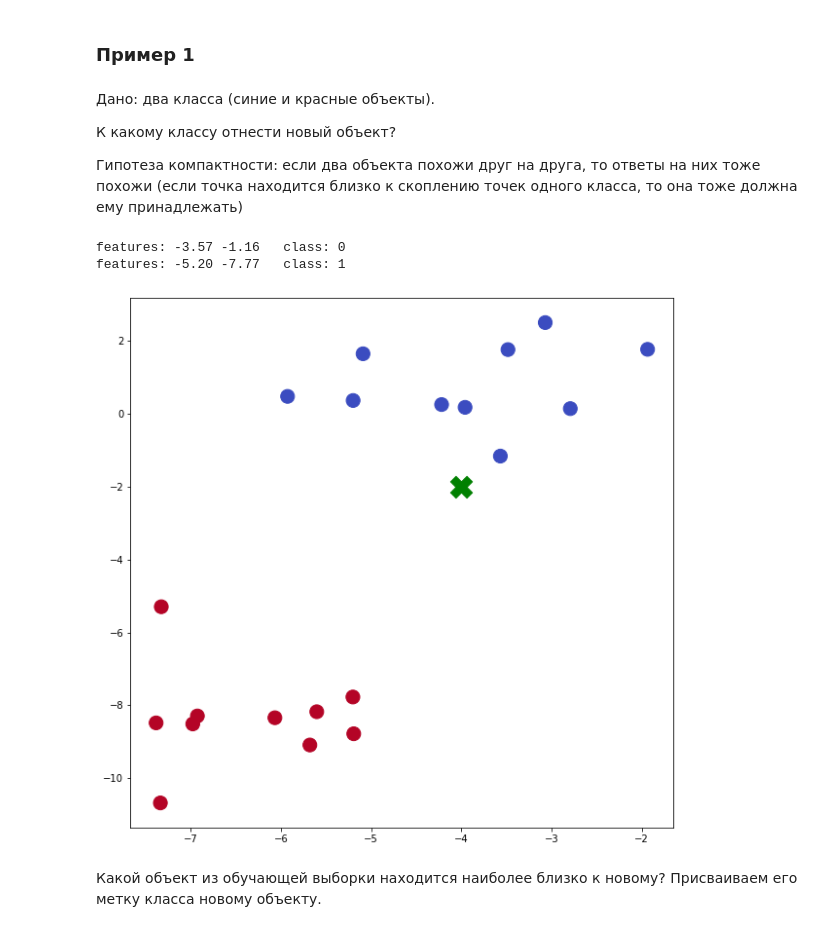
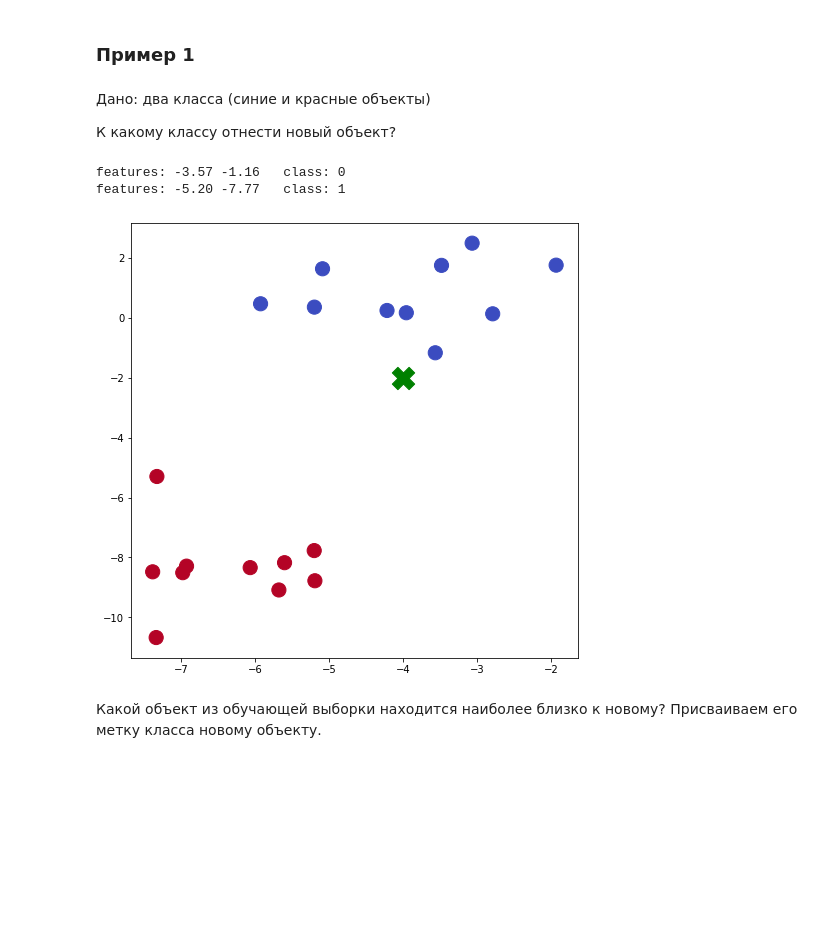
Before and after one commit to julia-komleva/ml_course, a Jupyter notebook: lectures/3_knn/lect_knn.ipynb, the cells around one changed output. Saved outputs shown, nothing was run; the diff lists cells and outputs as text; code cells hidden in the pictures; blank space fills up the shorter version.

```diff
--- a/lectures/3_knn/lect_knn.ipynb
+++ b/lectures/3_knn/lect_knn.ipynb
@@ -29,11 +38,9 @@ import numpy as np
 # %% [markdown]
 ### Пример 1
 # %% [markdown]
-Дано: два класса (синие и красные объекты).
+Дано: два класса (синие и красные объекты)
 
 К какому классу отнести новый объект?
-
-Гипотеза компактности: если два объекта похожи друг на друга, то ответы на них тоже похожи (если точка находится близко к скоплению точек одного класса, то она тоже должна ему принадлежать)
 # %%
 x, y = make_blobs(n_samples=20, n_features=2, centers=2,
                   cluster_std=1, random_state=17)
@@ -46,11 +53,11 @@ features: -5.20 -7.77   class: 1
 # %%
 cmap = plt.cm.coolwarm
 
-plt.figure(figsize=(10,10))
+plt.figure(figsize=(8,8))
 plt.scatter(x[:,0], x[:,1], s = 200, c = y, cmap=cmap)
 plt.scatter(-4, -2, s = 500, c='g', marker='X');
 # %% [output]
-[figure, old version]
+[figure, new version]
 # %% [markdown]
 Какой объект из обучающей выборки находится наиболее близко к новому? Присваиваем его метку класса новому объекту.
 # %% [markdown]
```
Also changed, not shown: parts of 86 cells of this notebook.
